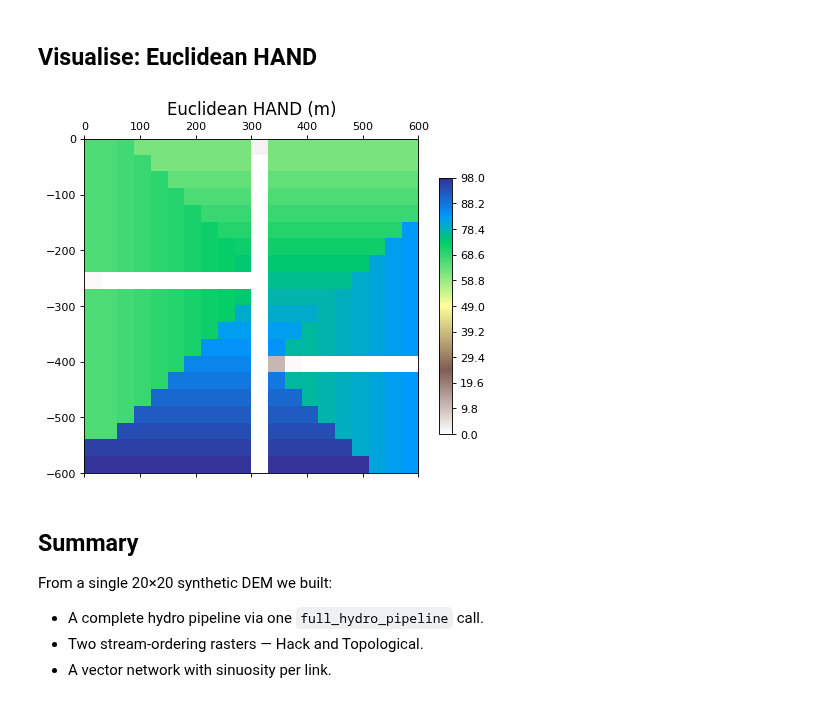
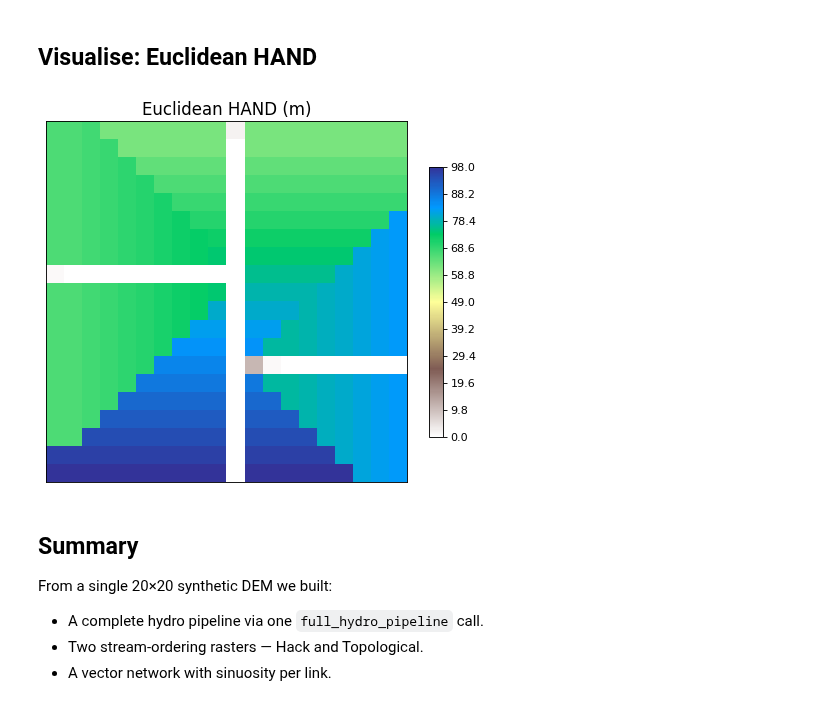
Before and after one commit to serapeum-org/digital-rivers, a Jupyter notebook: develop/examples/01_hydrology_pipeline/01_hydrology_pipeline.ipynb, the cells around one changed output. Drawn from its saved outputs; the diff is of its cells as text; code cells hidden in the pictures.

```diff
--- a/develop/examples/01_hydrology_pipeline/01_hydrology_pipeline.ipynb
+++ b/develop/examples/01_hydrology_pipeline/01_hydrology_pipeline.ipynb
@@ -240,13 +252,15 @@ HAND range on valid cells: [0.00, 98.00] m
 # %%
 import matplotlib.pyplot as plt
 
 fig, ax = plt.subplots(figsize=(6, 5))
 hand_eu.plot(band=0, ax=ax, title="Euclidean HAND (m)", cmap="terrain_r",
              exclude_value=-9999.0)
+ax.set_xticks([])
+ax.set_yticks([])
 fig.tight_layout()
 plt.show()
 # %% [output]
-[figure, old version]
+[figure, new version]
 # %% [markdown]
 ## Summary
 
```
Also changed, not shown: parts of 4 cells of this notebook, 24 other files.
